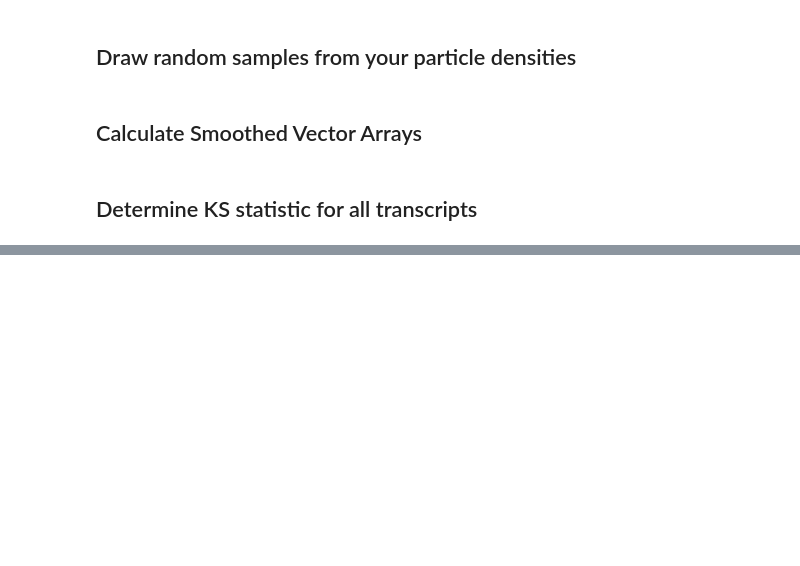
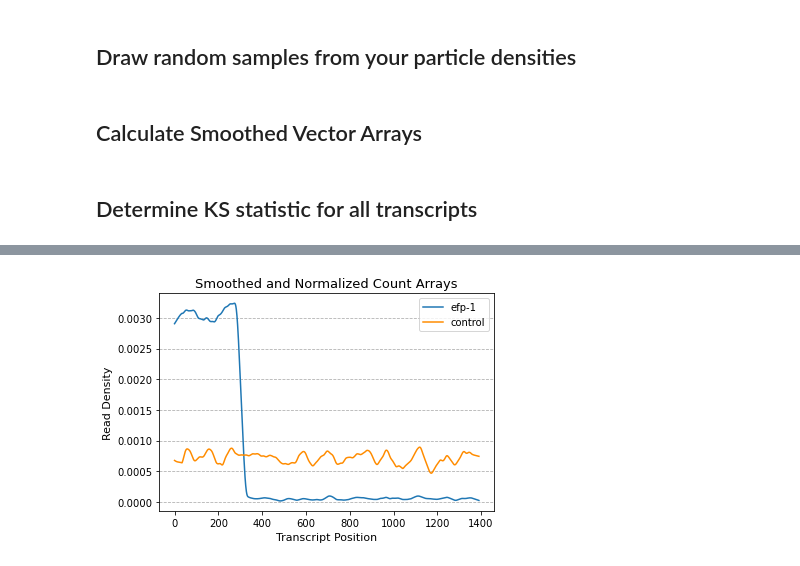
Before and after one commit to greenblattlab/Analysis_Of_Ribosome_Pausing, a Jupyter notebook: Simulation/rb_profile_simulator.ipynb, the cells around one changed output, grey strips where cells are left out. Cells and saved outputs as stored; diff of their text form; code cells hidden in the pictures; blank space fills up the shorter version.

```diff
--- a/Simulation/rb_profile_simulator.ipynb
+++ b/Simulation/rb_profile_simulator.ipynb
@@ -315,0 +224,3 @@ $\displaystyle 0.55792675523376$
+# %%
+smoothed_vec_m, cumul_m = kat.get_smoothed_vector(my_vec_mutant+0.00000000001)
+smoothed_vec_c, cumul_c = kat.get_smoothed_vector(my_vec_control+0.00000000001)
@@ -315,0 +250,13 @@ $\displaystyle 0.55792675523376$
+# %%
+plt.plot(smoothed_vec_m, label = "efp-1")
+#plt.plot(my_vec_mutant/sum(my_vec_mutant))
+plt.plot(smoothed_vec_c, label = "control", color = "darkorange")
+plt.ylabel("Read Density", fontsize = 11)
+plt.xlabel("Transcript Position", fontsize = 11)
+plt.title("Smoothed and Normalized Count Arrays", fontsize = 13)
+plt.legend()
+axes = plt.gca()
+axes.yaxis.grid(linestyle = "--")
+#plt.savefig(image_path + my_gene +'_smoothed.pdf')
+# %% [output]
+[figure, added]
```
Also changed, not shown: parts of 18 cells of this notebook, 4 other files.
